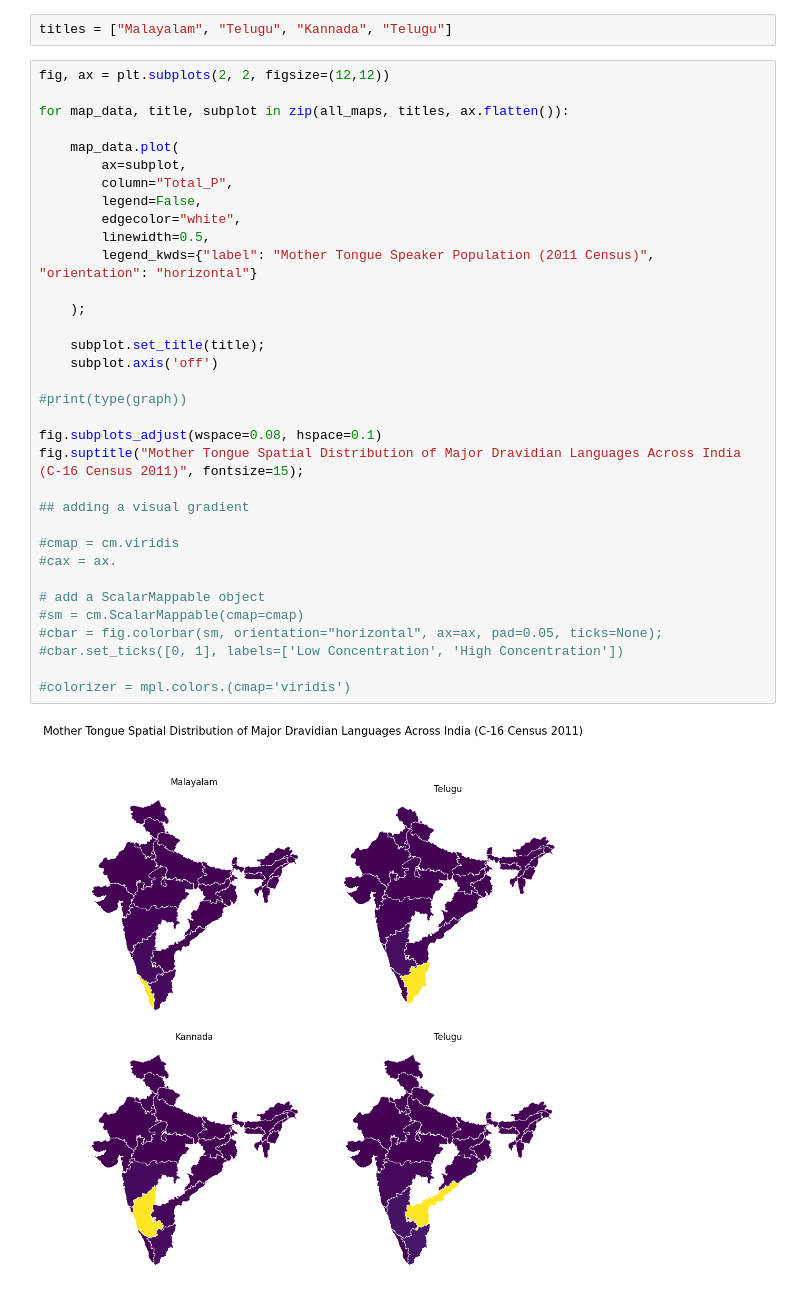
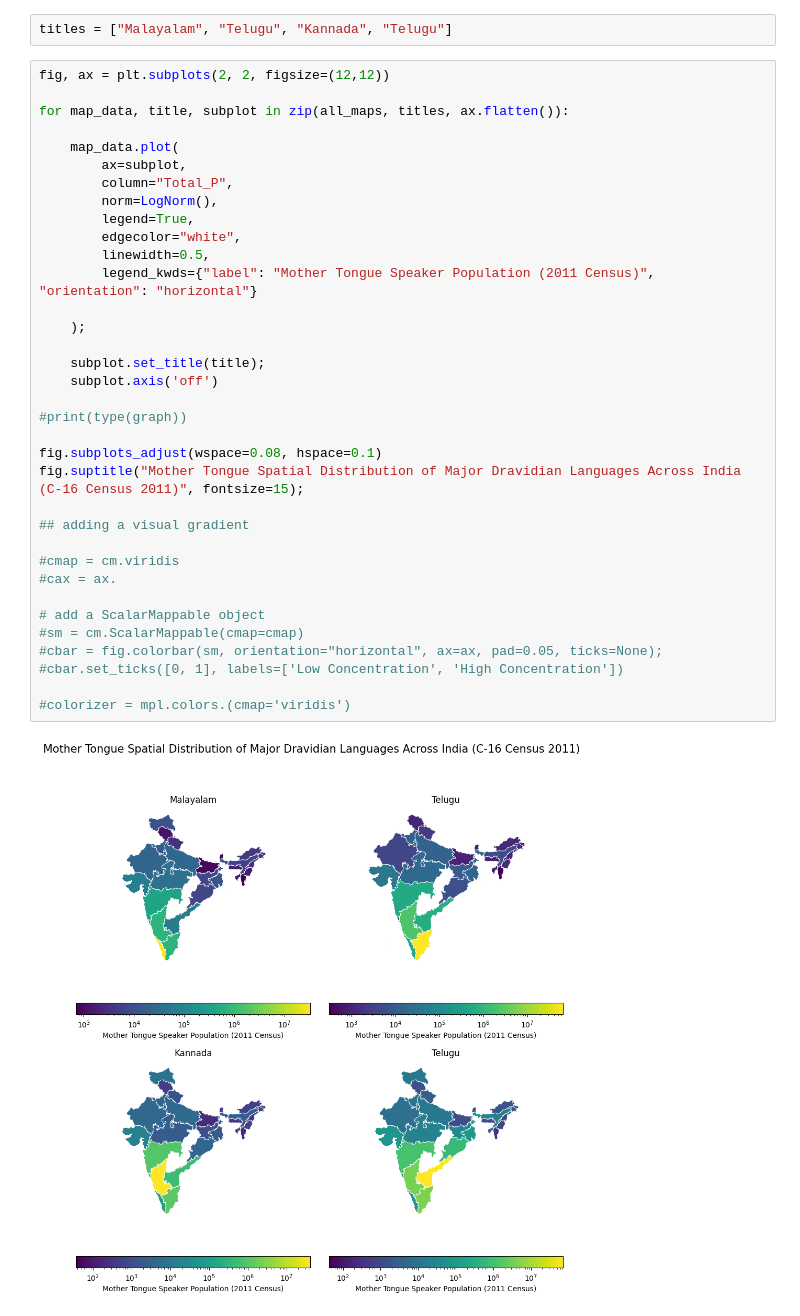
Before and after one commit to squishridyvi/Geographical-Distribution-Mapping-of-Dravidian-Languages-, a Jupyter notebook: Geographical Distribution of Dravidian Languages-Census-C-16.ipynb, the cells around one changed output. Cells and saved outputs as stored; diff of their text form.

```diff
--- a/Geographical Distribution of Dravidian Languages-Census-C-16.ipynb
+++ b/Geographical Distribution of Dravidian Languages-Census-C-16.ipynb
@@ -542,32 +624,33 @@ for map_data, title, subplot in zip(all_maps, titles, ax.flatten()):
 
     map_data.plot(
         ax=subplot,
         column="Total_P",
-        legend=False,
+        norm=LogNorm(),
+        legend=True,
         edgecolor="white",
         linewidth=0.5,
         legend_kwds={"label": "Mother Tongue Speaker Population (2011 Census)", "orientation": "horizontal"}
 
     );
 
     subplot.set_title(title);
     subplot.axis('off')
 
 #print(type(graph))
 
 fig.subplots_adjust(wspace=0.08, hspace=0.1)
 fig.suptitle("Mother Tongue Spatial Distribution of Major Dravidian Languages Across India (C-16 Census 2011)", fontsize=15);
 
 ## adding a visual gradient
 
 #cmap = cm.viridis
 #cax = ax.
 
 # add a ScalarMappable object
 #sm = cm.ScalarMappable(cmap=cmap)
 #cbar = fig.colorbar(sm, orientation="horizontal", ax=ax, pad=0.05, ticks=None);
 #cbar.set_ticks([0, 1], labels=['Low Concentration', 'High Concentration'])
 
 #colorizer = mpl.colors.(cmap='viridis')
 # %% [output]
-[figure, old version]
+[figure, new version]
```
Also changed, not shown: parts of 11 cells of this notebook.
